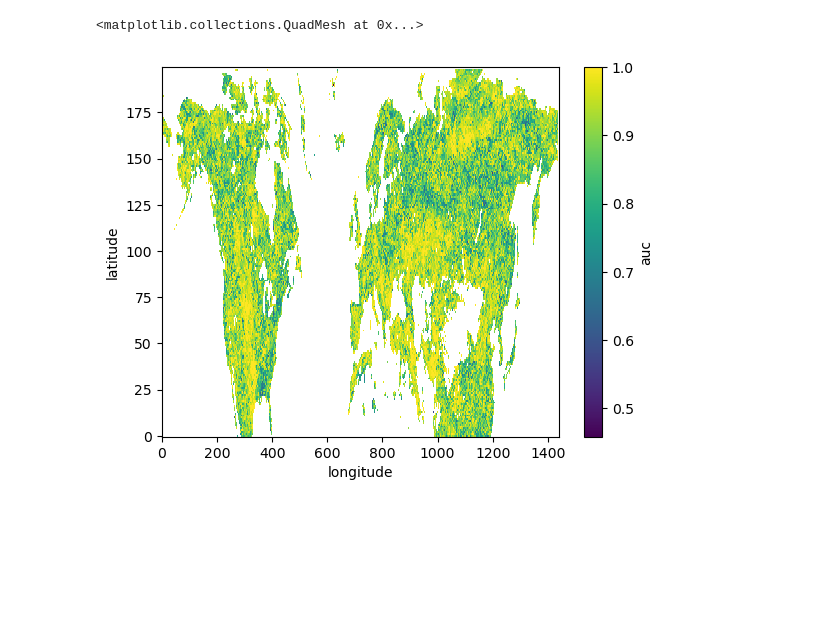
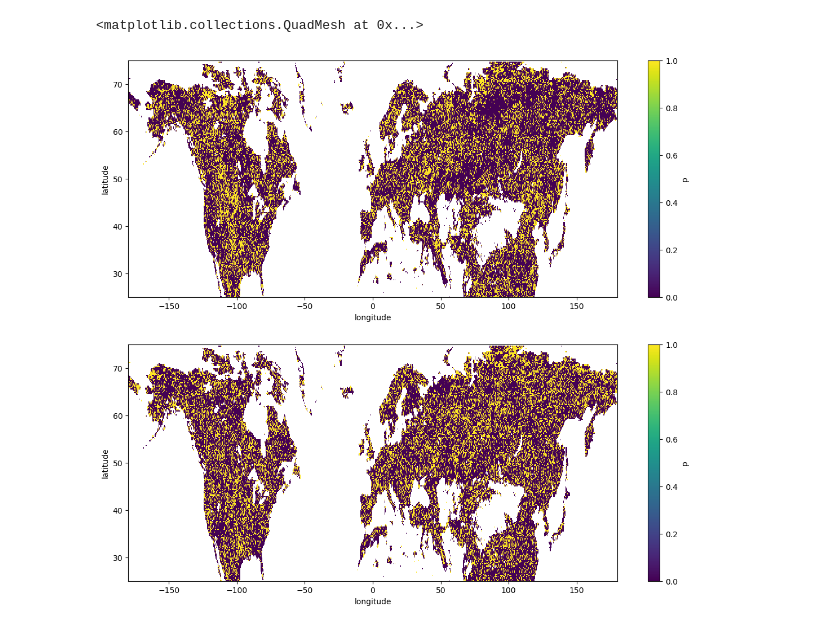
Before and after one commit to melioristic/preconditioned-compound-vegetation, a Jupyter notebook: nb_test.ipynb, the cells around one changed output. Drawn from its saved outputs; the diff is of its cells as text; code cells hidden in the pictures; blank space fills up the shorter version.

```diff
--- a/nb_test.ipynb
+++ b/nb_test.ipynb
@@ -11,7 +12,2 @@ data_fh_path = "/data/compoundx/anand/PCV/data/logreg_forest_high.nc"
-# %%
-data["auc"].plot()
-# %% [output]
-<matplotlib.collections.QuadMesh at 0x...>
-[figure, removed]
 # %%
 data_cl = xr.open_dataset(data_cl_path)
@@ -21 +18,8 @@ data_fh = xr.open_dataset(data_fh_path)
+# %%
+fig, ax = plt.subplots(2,1,figsize=(14,12))
+data_w_cl["p"].plot(ax=ax[0])
+data_w_ch["p"].plot(ax=ax[1])
+# %% [output]
+<matplotlib.collections.QuadMesh at 0x...>
+[figure, added]
 # %%
```
Also changed, not shown: parts of 6 cells of this notebook, 6 other files.
